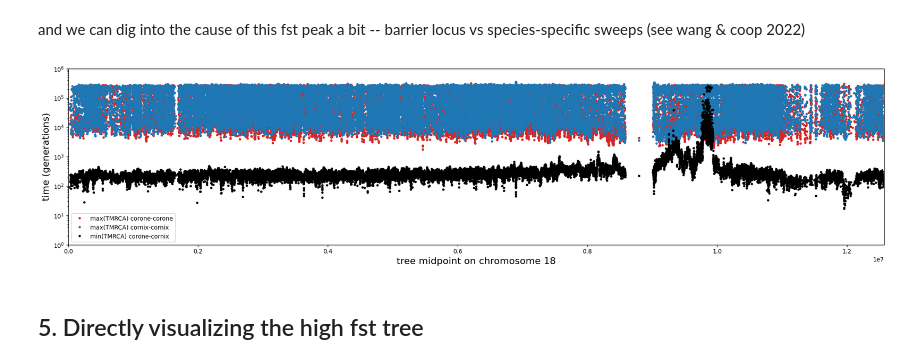
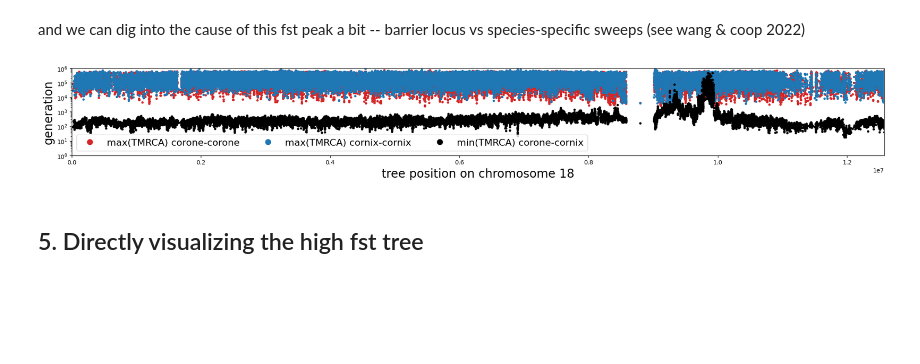
Before and after one commit to mmosmond/spacetrees-crows, a Jupyter notebook: plotting.ipynb, the cells around one changed output. Drawn from its saved outputs; the diff is of its cells as text; code cells hidden in the pictures; blank space fills up the shorter version.

```diff
--- a/plotting.ipynb
+++ b/plotting.ipynb
@@ -280,25 +273,25 @@ windows = [(i+j)/2 for i,j in zip(window[1:],window[:-1])]
 # %%
-fig = plt.figure(figsize=(20,5))
+fig = plt.figure(figsize=(20,3))
 ax = plt.axes()
 
 
 ax.plot(windows, maxtmrcas[:,0], '.', label='max(TMRCA) corone-corone', color=plt.cm.tab10(3))
 ax.plot(windows, maxtmrcas[:,1], '.', label='max(TMRCA) cornix-cornix', color=plt.cm.tab10(0))
 
 ax.plot(windows, mintmrcas, '.', label='min(TMRCA) corone-cornix', color='k')
 
 ax.set_xlim(0,windows[-1])
 ax.set_yscale('log')
 ax.set_ylim(1,1e6)
-ax.set_xlabel('tree midpoint on chromosome 18', fontsize=16)
-ax.set_ylabel('time (generations)', fontsize=16)
-plt.legend()
+ax.set_xlabel('tree position on chromosome 18', fontsize=20)
+ax.set_ylabel('generation', fontsize=20)
+plt.legend(ncols=3, fontsize=16, markerscale=3)
 plt.tight_layout()
 
 # plt.savefig('plots/tmrcas_chr18.png')
 plt.show()
 # %% [output]
-[figure, old version]
+[figure, new version]
 # %% [markdown]
 ## 5. Directly visualizing the high fst tree
 # %%
```
Also changed, not shown: parts of 42 cells of this notebook, 10 other files.
